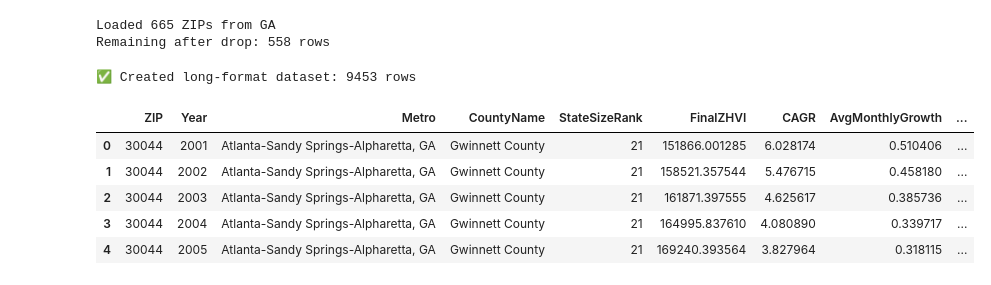
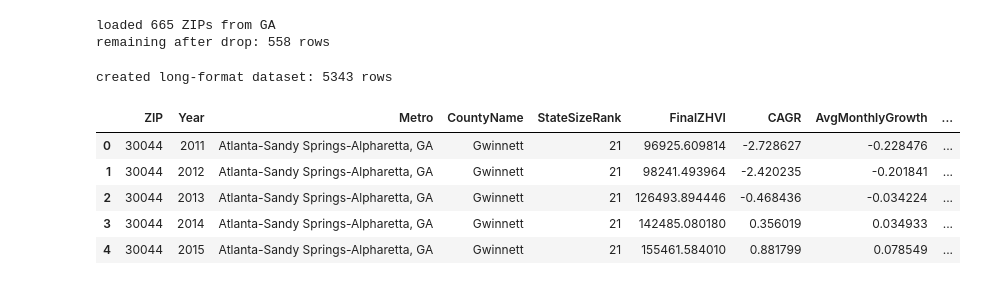
Before and after one commit to linnerlek/predicting-house-values, a Jupyter notebook: analysis.ipynb, the cells around one changed output. Cells and saved outputs as stored; diff of their text form; code cells hidden in the pictures.

```diff
--- a/analysis.ipynb
+++ b/analysis.ipynb
@@ -51,15 +47,15 @@ def longest_nan_streak(series):
             current = 0
     return max_streak
 # %%
-# Cell 3: load data and clean metadata
+# load data and clean data
 
 df = pd.read_csv(DATA_PATH)
 df = df[df["State"] == TARGET_STATE].copy()
 zhvi_cols = get_zhvi_columns(df)
-print(f"Loaded {len(df)} ZIPs from {TARGET_STATE}")
+print(f"loaded {len(df)} ZIPs from {TARGET_STATE}")
 
-# Fill missing Metro using City → Metro
-ambiguous_cities = {"Boston", "Tifton"}
+# fill missing Metro using City
+ambiguous_cities = {"Boston", "Tifton"} # these cities had multiple metros so i choose to exclude them to avoid ambiguity
 safe_city_to_metro = (
     df[df["City"].notna() & df["Metro"].notna() & ~df["City"].isin(ambiguous_cities)]
     .groupby("City")["Metro"].agg(lambda x: x.mode().iloc[0]).to_dict()
@@ -68,8 +64,6 @@ df["Metro"] = df.apply(
     lambda row: safe_city_to_metro.get(row["City"], row["Metro"]) if pd.isna(row["Metro"]) else row["Metro"],
     axis=1
 )
-
-# Then County → Metro
 county_to_metro = (
     df[df["Metro"].notna()][["CountyName", "Metro"]]
     .drop_duplicates()
@@ -81,18 +75,17 @@ df["Metro"] = df.apply(
     axis=1
 )
 
-# Drop rows still missing Metro or City
+# drop rows still missing Metro or City
 df = df[df["Metro"].notna() & df["City"].notna()].copy()
-print(f"Remaining after drop: {len(df)} rows")
+print(f"remaining after drop: {len(df)} rows")
 
-# Rename ZIP column for clarity
 df.rename(columns={"RegionName": "ZIP"}, inplace=True)
 df["ZIP"] = df["ZIP"].astype(str)
 # %% [output]
-Loaded 665 ZIPs from GA
-Remaining after drop: 558 rows
+loaded 665 ZIPs from GA
+remaining after drop: 558 rows
 # %%
-# Cell 4: Build rolling rows with per-year features and YoY target
+# build rolling rows with per-year features and YoY target
 
 long_rows = []
 zhvi_cols = get_zhvi_columns(df)
@@ -101,20 +94,19 @@ for _, row in df.iterrows():
     series = row[zhvi_cols].astype(float)
     series.index = pd.to_datetime(series.index)
 
-    # Drop if too few points or missing a lot
     if longest_nan_streak(series) > 12:
         continue
 
-    # Interpolate ZHVI for consistency
     series = series.interpolate(method="linear", limit_direction="both")
 
-    # Build per-year rolling rows (2001–2024)
-    for year in range(2001, 2024):  # last usable year = 2023
+    for year in range(2011, 2024):  # only keep years where ACS is available
         try:
             cutoff_date = f"{year}-12-31"
             future_date = f"{year + 1}-12-31"
 
             if cutoff_date not in series.index or future_date not in series.index:
+                continue
+            if f"{year - 1}-12-31" not in series.index:
                 continue
 
             subset = series[series.index <= cutoff_date]
@@ -122,45 +114,49 @@ for _, row in df.iterrows():
                 continue
 
             final_value = subset.iloc[-1]
-            first_value = subset.iloc[0]
             avg_yoy = subset.pct_change(periods=12).mean() * 100
             med_yoy = subset.pct_change(periods=12).median() * 100
             vol = volatility(subset)
             cagr_val = cagr(subset)
             neg_years = sum((subset.pct_change(12) < 0).fillna(False))
 
-            yoy_target = compute_yoy(series, year + 1)
-            if pd.isna(yoy_target):
+            yoy_target = compute_yoy(series, year + 1)  # future year
+            yoy_last_year = compute_yoy(series, year)   # current year
+
+            if pd.isna(yoy_target) or pd.isna(yoy_last_year):
                 continue
+
+            clean_county = str(row["CountyName"]).replace(" County", "").strip()
 
             long_rows.append({
                 "ZIP": row["ZIP"],
                 "Year": year,
                 "Metro": row["Metro"],
-                "CountyName": row["CountyName"],
+                "CountyName": clean_county,
                 "StateSizeRank": row["SizeRank"],
                 "FinalZHVI": final_value,
                 "CAGR": cagr_val,
                 "AvgMonthlyGrowth": avg_monthly_growth(subset),
                 "AvgYoYGrowth": avg_yoy,
                 "MedianYoYGrowth": med_yoy,
                 "Volatility": vol,
                 "NegativeGrowthYears": neg_years,
+                "YoY_LastYear": yoy_last_year,
                 "YoY_target": yoy_target
             })
 
-        except Exception as e:
+        except Exception:
             continue
 
 rolling_df = pd.DataFrame(long_rows)
-print(f"✅ Created long-format dataset: {rolling_df.shape[0]} rows")
+print(f"created long-format dataset: {rolling_df.shape[0]} rows")
 display(rolling_df.head())
 # %% [output]
-✅ Created long-format dataset: 9453 rows
+created long-format dataset: 5343 rows
 |  | ZIP | Year | Metro | CountyName | StateSizeRank | FinalZHVI | CAGR | AvgMonthlyGrowth | ... |
-| 0 | 30044 | 2001 | Atlanta-Sandy Springs-Alpharetta, GA | Gwinnett County | 21 | 151866.001285 | 6.028174 | 0.510406 | ... |
-| 1 | 30044 | 2002 | Atlanta-Sandy Springs-Alpharetta, GA | Gwinnett County | 21 | 158521.357544 | 5.476715 | 0.458180 | ... |
-| 2 | 30044 | 2003 | Atlanta-Sandy Springs-Alpharetta, GA | Gwinnett County | 21 | 161871.397555 | 4.625617 | 0.385736 | ... |
-| 3 | 30044 | 2004 | Atlanta-Sandy Springs-Alpharetta, GA | Gwinnett County | 21 | 164995.837610 | 4.080890 | 0.339717 | ... |
-| 4 | 30044 | 2005 | Atlanta-Sandy Springs-Alpharetta, GA | Gwinnett County | 21 | 169240.393564 | 3.827964 | 0.318115 | ... |
+| 0 | 30044 | 2011 | Atlanta-Sandy Springs-Alpharetta, GA | Gwinnett | 21 | 96925.609814 | -2.728627 | -0.228476 | ... |
+| 1 | 30044 | 2012 | Atlanta-Sandy Springs-Alpharetta, GA | Gwinnett | 21 | 98241.493964 | -2.420235 | -0.201841 | ... |
+| 2 | 30044 | 2013 | Atlanta-Sandy Springs-Alpharetta, GA | Gwinnett | 21 | 126493.894446 | -0.468436 | -0.034224 | ... |
+| 3 | 30044 | 2014 | Atlanta-Sandy Springs-Alpharetta, GA | Gwinnett | 21 | 142485.080180 | 0.356019 | 0.034933 | ... |
+| 4 | 30044 | 2015 | Atlanta-Sandy Springs-Alpharetta, GA | Gwinnett | 21 | 155461.584010 | 0.881799 | 0.078549 | ... |
 # %%
```
Also changed, not shown: parts of 4 cells of this notebook, 2 other files.
